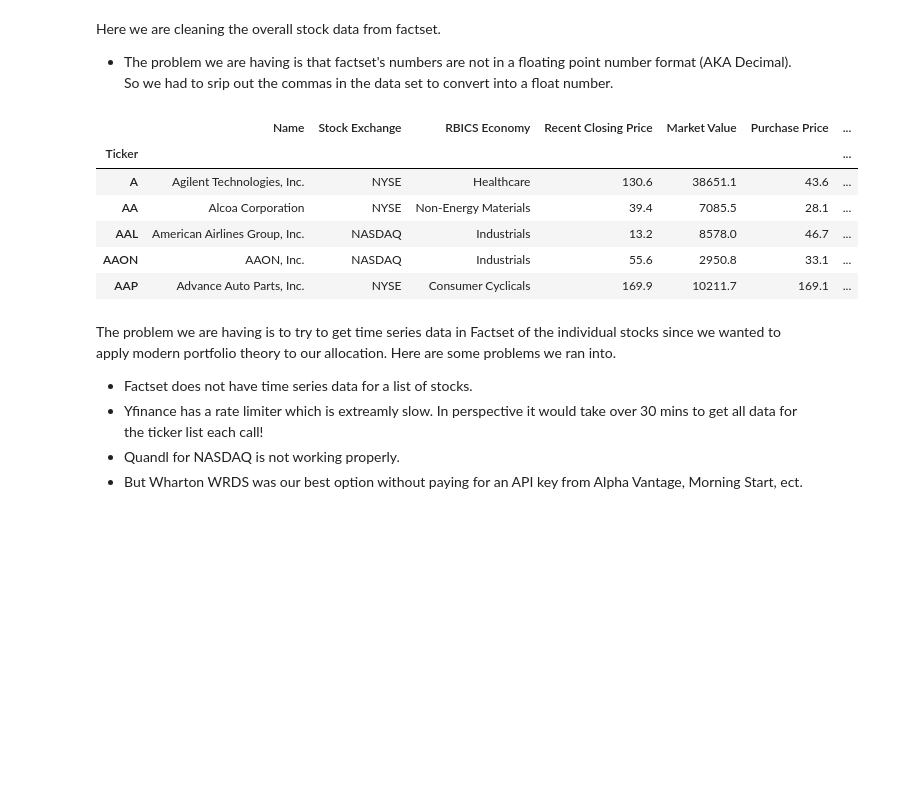
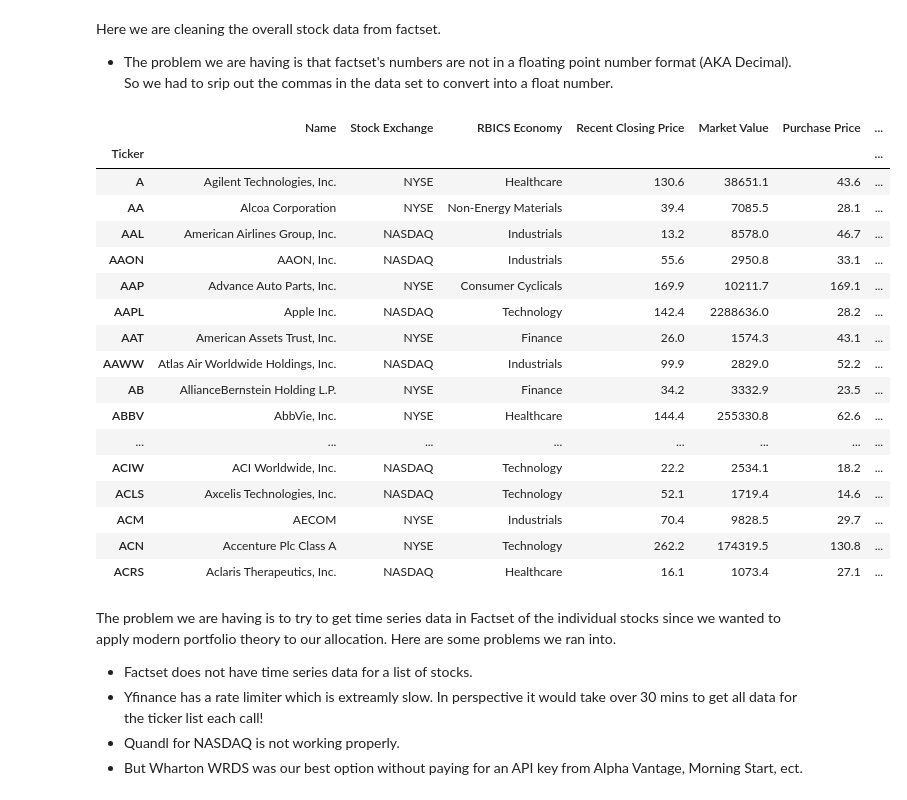
Before and after one commit to ts7even/not_ltcm, a Jupyter notebook: not_ltcm.ipynb, the cells around one changed output. Cells and saved outputs as stored; diff of their text form; code cells hidden in the pictures; blank space fills up the shorter version.

```diff
--- a/not_ltcm.ipynb
+++ b/not_ltcm.ipynb
@@ -9,7 +9,7 @@ from tickers_list import tickers
 import matplotlib.pyplot as plt
 import seaborn as sns
 import plotly.express as px
-pd.set_option('display.max_rows', 500)
+pd.set_option('display.max_rows', 25)
 plt.style.use('fivethirtyeight')
 %matplotlib inline
 # %% [markdown]
@@ -18,23 +18,34 @@ Here we are cleaning the overall stock data from factset.
 # %%
 stock_data = pd.read_csv("Factset_Screen_Data\stock_data.csv")
 # Rename columns Symbol to Ticker
 stock_data.rename(columns={'Symbol':'Ticker'}, inplace=True)
 # Make Ticker the index
 stock_data.set_index('Ticker', inplace=True)
 # Remove commas in Recent Closing Price, Market Value, Purchase Price, Common Shares Columns
 stock_data['Recent Closing Price'] = stock_data['Recent Closing Price'].str.replace(',', '').astype(float)
 stock_data['Market Value'] = stock_data['Market Value'].str.replace(',', '').astype(float)
 stock_data['Purchase Price'] = stock_data['Purchase Price'].str.replace(',', '').astype(float)
 stock_data['Common Shares'] = stock_data['Common Shares'].str.replace(',', '').astype(float)
-stock_data.head(5)
+stock_data.head(26)
 # %% [output]
 |  | Name | Stock Exchange | RBICS Economy | Recent Closing Price | Market Value | Purchase Price | ... |
 | Ticker |  |  |  |  |  |  | ... |
 | A | Agilent Technologies, Inc. | NYSE | Healthcare | 130.6 | 38651.1 | 43.6 | ... |
 | AA | Alcoa Corporation | NYSE | Non-Energy Materials | 39.4 | 7085.5 | 28.1 | ... |
 | AAL | American Airlines Group, Inc. | NASDAQ | Industrials | 13.2 | 8578.0 | 46.7 | ... |
 | AAON | AAON, Inc. | NASDAQ | Industrials | 55.6 | 2950.8 | 33.1 | ... |
 | AAP | Advance Auto Parts, Inc. | NYSE | Consumer Cyclicals | 169.9 | 10211.7 | 169.1 | ... |
+| AAPL | Apple Inc. | NASDAQ | Technology | 142.4 | 2288636.0 | 28.2 | ... |
+| AAT | American Assets Trust, Inc. | NYSE | Finance | 26.0 | 1574.3 | 43.1 | ... |
+| AAWW | Atlas Air Worldwide Holdings, Inc. | NASDAQ | Industrials | 99.9 | 2829.0 | 52.2 | ... |
+| AB | AllianceBernstein Holding L.P. | NYSE | Finance | 34.2 | 3332.9 | 23.5 | ... |
+| ABBV | AbbVie, Inc. | NYSE | Healthcare | 144.4 | 255330.8 | 62.6 | ... |
+| ... | ... | ... | ... | ... | ... | ... | ... |
+| ACIW | ACI Worldwide, Inc. | NASDAQ | Technology | 22.2 | 2534.1 | 18.2 | ... |
+| ACLS | Axcelis Technologies, Inc. | NASDAQ | Technology | 52.1 | 1719.4 | 14.6 | ... |
+| ACM | AECOM | NYSE | Industrials | 70.4 | 9828.5 | 29.7 | ... |
+| ACN | Accenture Plc Class A | NYSE | Technology | 262.2 | 174319.5 | 130.8 | ... |
+| ACRS | Aclaris Therapeutics, Inc. | NASDAQ | Healthcare | 16.1 | 1073.4 | 27.1 | ... |
 # %% [markdown]
 The problem we are having is to try to get time series data in Factset of the individual stocks since we wanted to apply modern portfolio theory to our allocation. Here are some problems we ran into.
 * Factset does not have time series data for a list of stocks.
```
Also changed, not shown: parts of 5 cells of this notebook.
